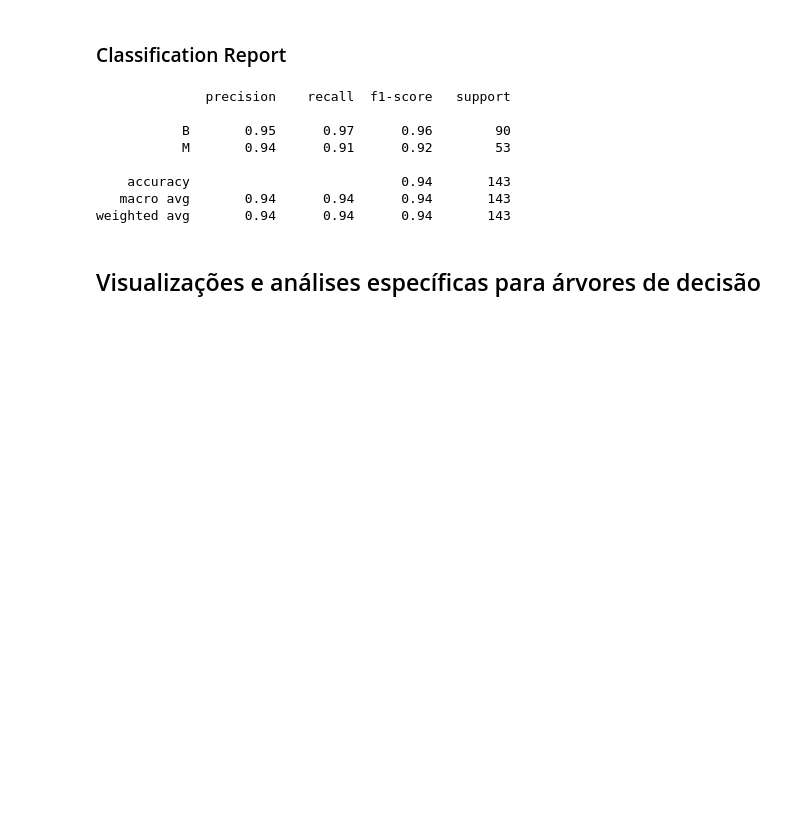
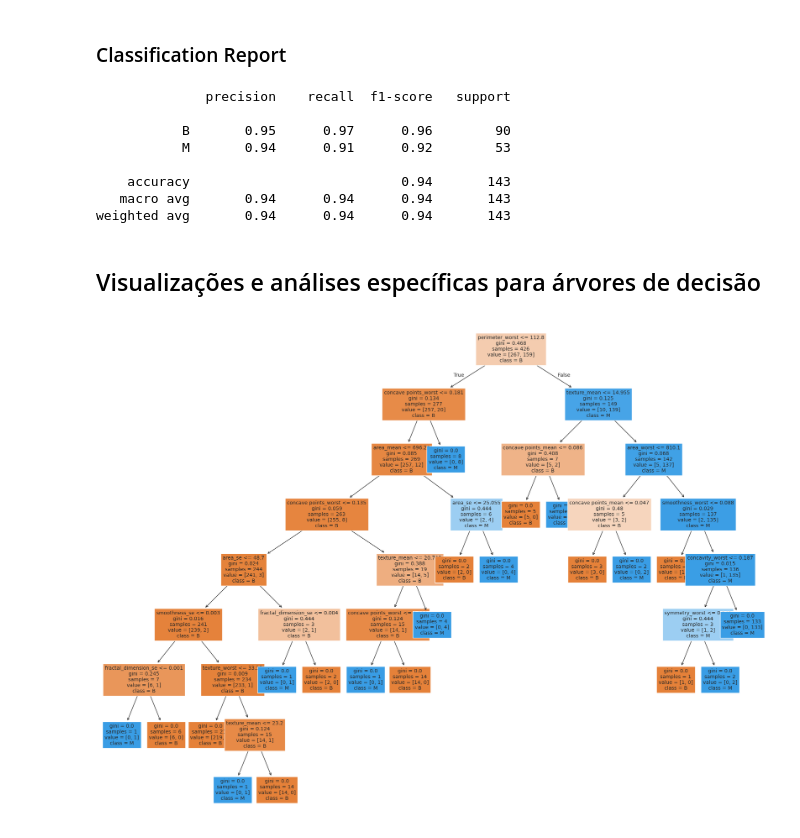
Before and after one commit to HilarioMarques/ArvoreDecisao_Classificacao_CancerMama, a Jupyter notebook: notebooks/Metricas.ipynb, the cells around one changed output. Drawn from its saved outputs; the diff is of its cells as text; code cells hidden in the pictures; blank space fills up the shorter version.

```diff
--- a/notebooks/Metricas.ipynb
+++ b/notebooks/Metricas.ipynb
@@ -255,13 +255,16 @@ weighted avg       0.94      0.94      0.94       143
 # %% [markdown]
 ## Visualizações e análises específicas para árvores de decisão
 # %%
-fig, ax = plt.subplots(figsize=(22,20))
+fig, ax = plt.subplots(figsize=(24, 18))
 
 plot_tree(clf,
-          ax=ax,
-          feature_names=X.columns,
-          class_names=le.classes_,
-          filled=True,
-          fontsize=9
+        ax=ax,
+        feature_names=X.columns,
+        class_names=le.classes_,
+        filled=True,
+        fontsize=10
+    )
 
-          )
+plt.show()
+# %% [output]
+[figure, added]
```
Also changed, not shown: parts of 1 cell of this notebook.
